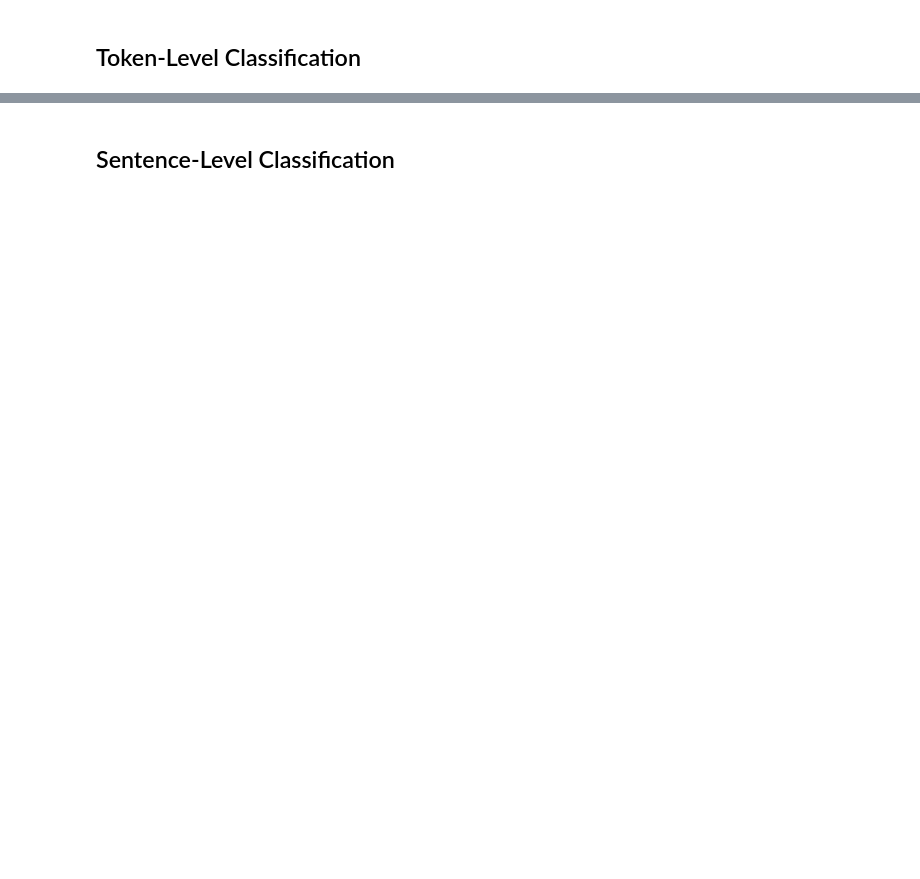
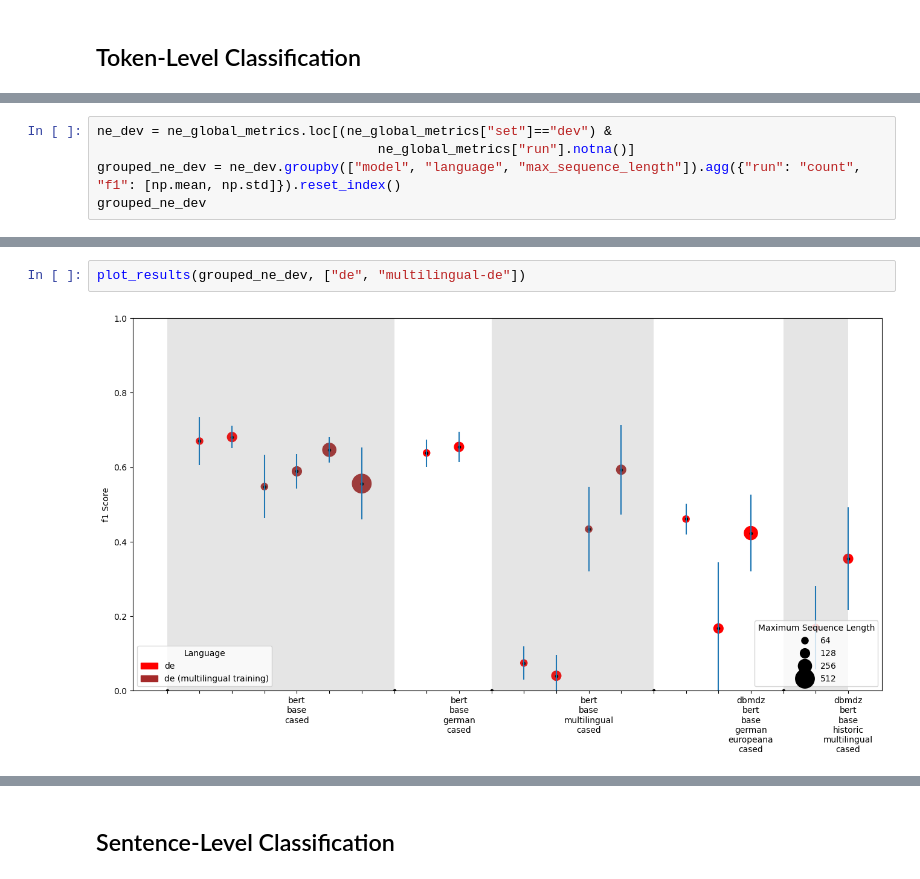
Before and after one commit to impresso/newsagency-classification, a Jupyter notebook: notebooks/model_evaluations.ipynb, the cells around one changed output, grey strips where cells are left out. Drawn from its saved outputs; the diff is of its cells as text; blank space fills up the shorter version.

```diff
--- a/notebooks/model_evaluations.ipynb
+++ b/notebooks/model_evaluations.ipynb
@@ -168,0 +284,5 @@ Was not able to get results for model: model_dbmdz_bert_base_historic_multilingu
+# %%
+ne_dev = ne_global_metrics.loc[(ne_global_metrics["set"]=="dev") &
+                                    ne_global_metrics["run"].notna()]
+grouped_ne_dev = ne_dev.groupby(["model", "language", "max_sequence_length"]).agg({"run": "count", "f1": [np.mean, np.std]}).reset_index()
+grouped_ne_dev
@@ -168,0 +308,4 @@ Was not able to get results for model: model_dbmdz_bert_base_historic_multilingu
+# %%
+plot_results(grouped_ne_dev, ["de", "multilingual-de"])
+# %% [output]
+[figure, added]
```
Also changed, not shown: parts of 54 cells of this notebook, 2 other files.
